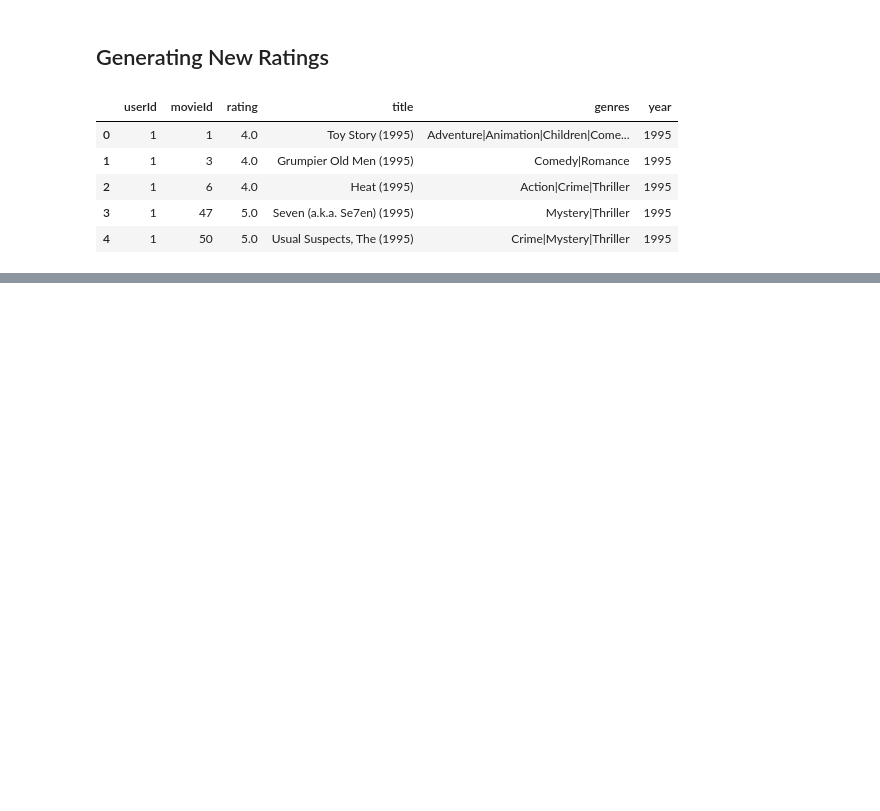
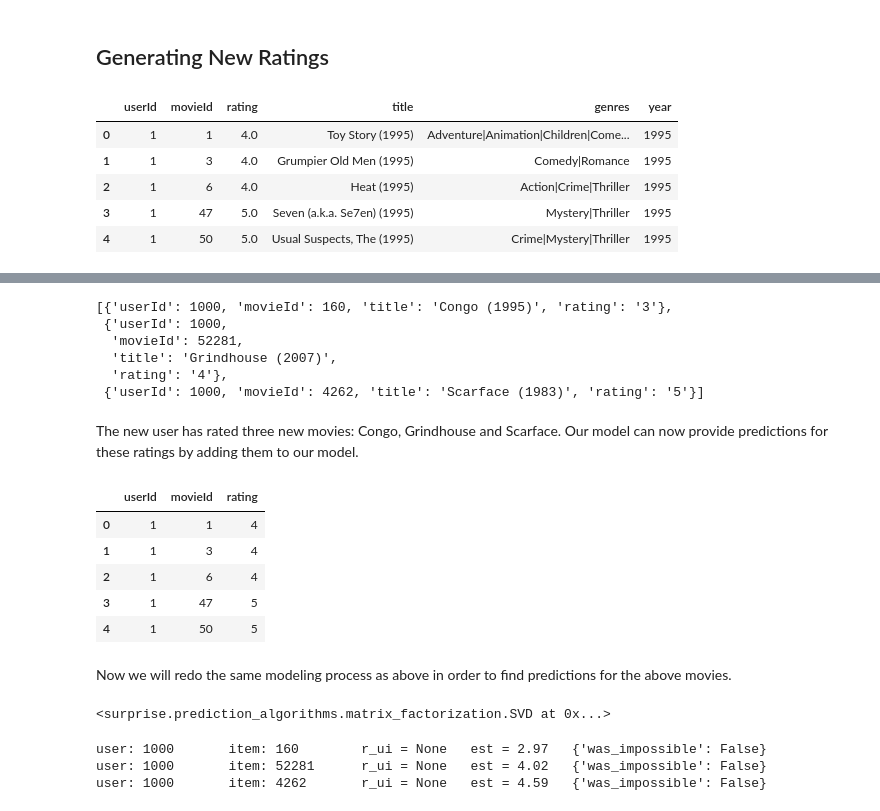
Before and after one commit to adinas94/MovieLens-Recommendation-System, a Jupyter notebook: Data/Modeling - Adina .ipynb, the cells around one changed output, grey strips where cells are left out. Saved outputs shown, nothing was run; the diff lists cells and outputs as text; code cells hidden in the pictures; blank space fills up the shorter version.

```diff
--- a/Data/Modeling - Adina .ipynb
+++ b/Data/Modeling - Adina .ipynb
@@ -513,19 +513,29 @@ df_results_updated
 #Create function that generates new ratings for moves in our dataset
 
 def movie_rater(movie_df,num, genre=None):
+
+    #Generate a new userID = 1000
     userID = 1000
+
+    #Create empty list of ratings
     rating_list = []
+
+    #For the number of ratings still left to generate, choose a random movie that contains the given genre
     while num > 0:
         if genre:
             movie = movie_df[movie_df['genres'].str.contains(genre)].sample(1)
         else:
             movie = movie_df.sample(1)
         print(movie)
+
+    #Ask user to provide rating for the random movie that was provided
         rating = input('How would you rate this movie on a scale of 0-5, press n if you have not seen :\n')
         if rating == 'n':
             continue
+
+    #Print userId, movieId, title and rating for new user and their new ratings
         else:
-            rating_one_movie = {'userId':userID,'movieId':movie['movieId'].values[0],'rating':rating}
+            rating_one_movie = {'userId':userID,'movieId':movie['movieId'].values[0],'title':movie['title'].values[0],'rating':rating}
             rating_list.append(rating_one_movie)
             num -= 1
     return rating_list
@@ -548,3 +577,30 @@ userrating = movie_rater(dfnew, 3, 'Action')
 # %%
 #Display the new user ratings
 userrating
+# %% [output]
+[{'userId': 1000, 'movieId': 160, 'title': 'Congo (1995)', 'rating': '3'},
+ {'userId': 1000,
+  'movieId': 52281,
+  'title': 'Grindhouse (2007)',
+  'rating': '4'},
+ {'userId': 1000, 'movieId': 4262, 'title': 'Scarface (1983)', 'rating': '5'}]
+# %% [markdown]
+The new user has rated three new movies: Congo, Grindhouse and Scarface. Our model can now provide predictions for these ratings by adding them to our model.
+# %%
+#Add new ratings to our DataFrame
+new_ratings_df = df4.append(userrating,ignore_index=True, sort=False)
+# %%
+#Drop the 'title' column so that our dataframe is ready to be put into surprise
+new_ratings_df.drop(['title'], axis=1, inplace=True)
+# %%
+#Investigate new DataFrame
+new_ratings_df.head()
+# %% [output]
+|  | userId | movieId | rating |
+| 0 | 1 | 1 | 4 |
+| 1 | 1 | 3 | 4 |
+| 2 | 1 | 6 | 4 |
+| 3 | 1 | 47 | 5 |
+| 4 | 1 | 50 | 5 |
+# %% [markdown]
+Now we will redo the same modeling process as above in order to find predictions for the above movies.
@@ -550,0 +614,18 @@ userrating
+# %%
+#Reinstantiate the model with the best parameters from GridSearch and fit on the trainset
+svdtuned2 = SVD(n_factors=150,
+               reg_all=0.1,
+               n_epochs=40,
+               lr_all=0.01)
+svdtuned2.fit(trainset)
+# %% [output]
+<surprise.prediction_algorithms.matrix_factorization.SVD at 0x...>
+# %%
+#Find predictions for the three movies that user with userId=1000 just rated
+print(svdtuned2.predict(1000,160))
+print(svdtuned2.predict(1000,52281))
+print(svdtuned2.predict(1000,4262))
+# %% [output]
+user: 1000       item: 160        r_ui = None   est = 2.97   {'was_impossible': False}
+user: 1000       item: 52281      r_ui = None   est = 4.02   {'was_impossible': False}
+user: 1000       item: 4262       r_ui = None   est = 4.59   {'was_impossible': False}
```
Also changed, not shown: parts of 4 cells of this notebook.
